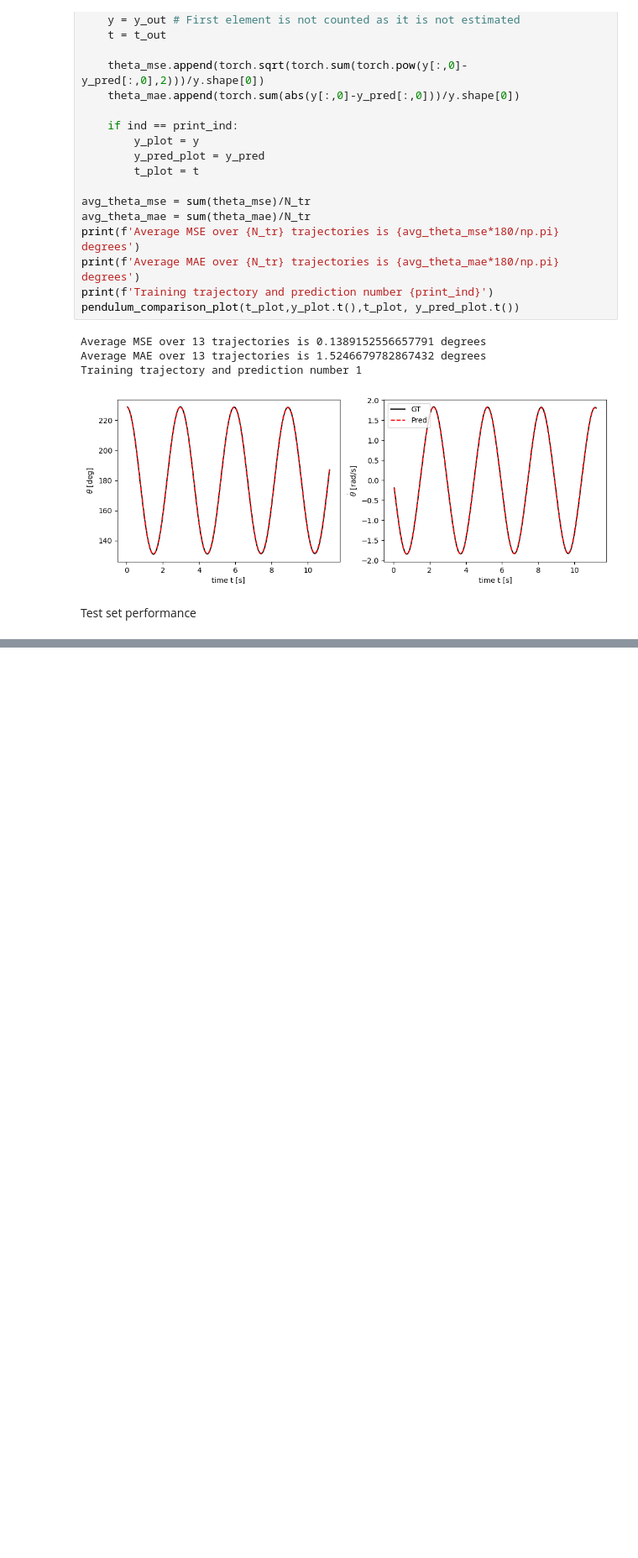
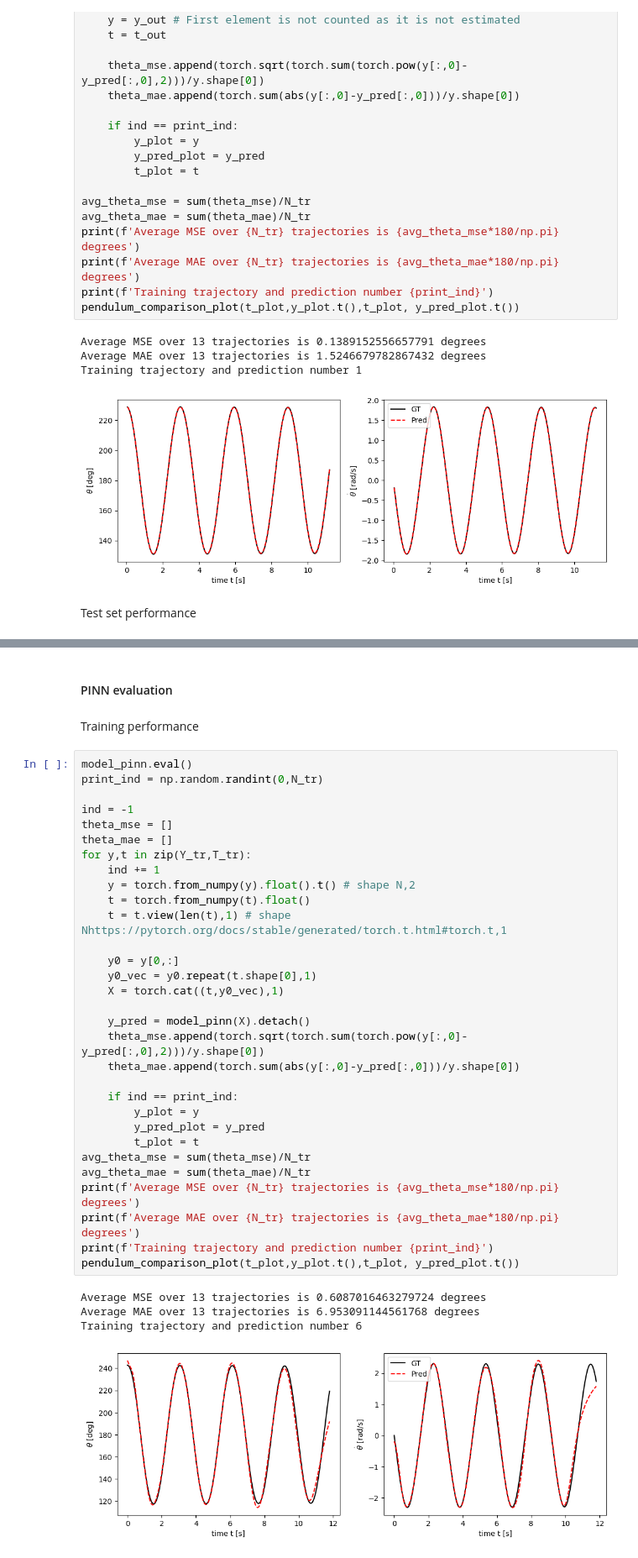
Before and after one commit to kamarain/course_examples, a Jupyter notebook: ODE_pendulum.ipynb, the cells around one changed output, grey strips where cells are left out. Shown: that part at 84% size. Drawn from its saved outputs; the diff is of its cells as text; blank space fills up the shorter version.

```diff
--- a/ODE_pendulum.ipynb
+++ b/ODE_pendulum.ipynb
@@ -427,0 +510,40 @@ pendulum_comparison_plot(t_plot,y_plot.t(),t_plot, y_pred_plot.t())
+# %% [markdown]
+#### PINN evaluation
+# %% [markdown]
+Training performance
+# %%
+model_pinn.eval()
+print_ind = np.random.randint(0,N_tr)
+
+ind = -1
+theta_mse = []
+theta_mae = []
+for y,t in zip(Y_tr,T_tr):
+    ind += 1
+    y = torch.from_numpy(y).float().t() # shape N,2
+    t = torch.from_numpy(t).float()
+    t = t.view(len(t),1) # shape Nhttps://pytorch.org/docs/stable/generated/torch.t.html#torch.t,1
+
+    y0 = y[0,:]
+    y0_vec = y0.repeat(t.shape[0],1)
+    X = torch.cat((t,y0_vec),1)
+
+    y_pred = model_pinn(X).detach()
+    theta_mse.append(torch.sqrt(torch.sum(torch.pow(y[:,0]-y_pred[:,0],2)))/y.shape[0])
+    theta_mae.append(torch.sum(abs(y[:,0]-y_pred[:,0]))/y.shape[0])
+
+    if ind == print_ind:
+        y_plot = y
+        y_pred_plot = y_pred
+        t_plot = t
+avg_theta_mse = sum(theta_mse)/N_tr
+avg_theta_mae = sum(theta_mae)/N_tr
+print(f'Average MSE over {N_tr} trajectories is {avg_theta_mse*180/np.pi} degrees')
+print(f'Average MAE over {N_tr} trajectories is {avg_theta_mae*180/np.pi} degrees')
+print(f'Training trajectory and prediction number {print_ind}')
+pendulum_comparison_plot(t_plot,y_plot.t(),t_plot, y_pred_plot.t())
+# %% [output]
+Average MSE over 13 trajectories is 0.6087016463279724 degrees
+Average MAE over 13 trajectories is 6.953091144561768 degrees
+Training trajectory and prediction number 6
+[figure, added]
```
Also changed, not shown: parts of 21 cells of this notebook.
